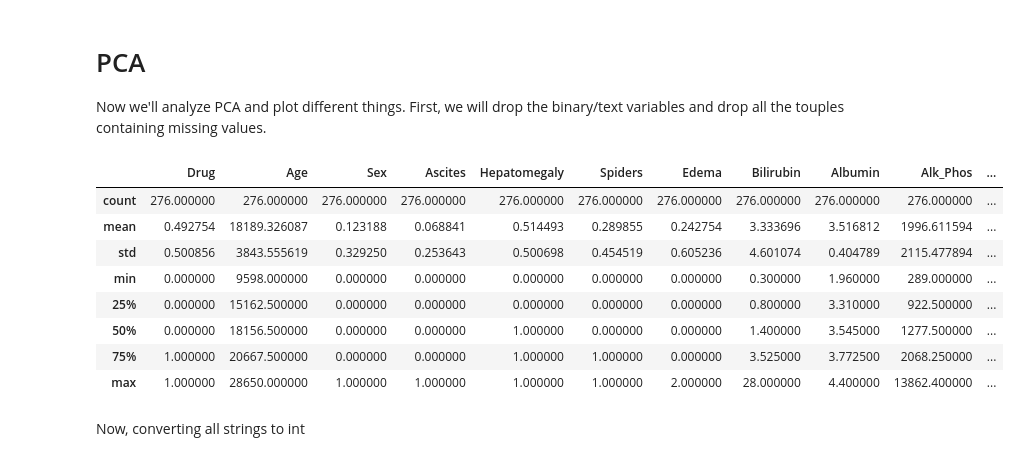
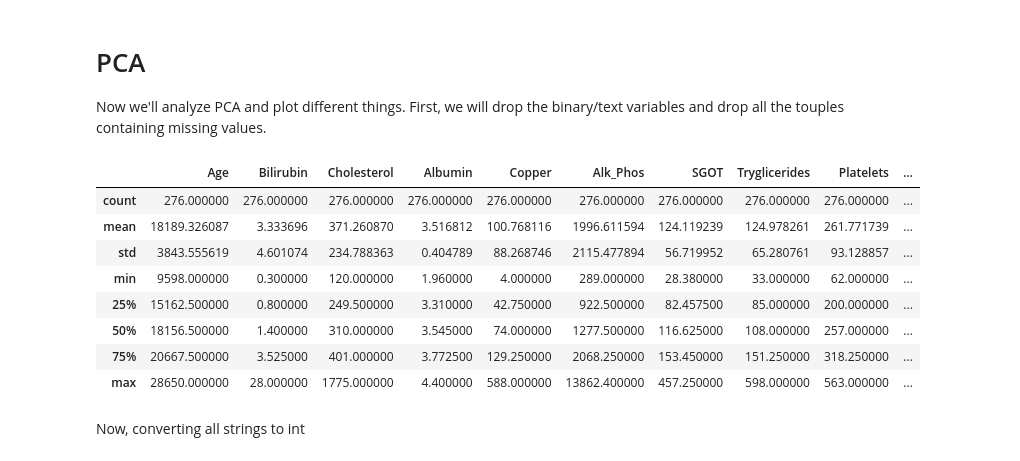
Before and after one commit to OBaldris/IntroML-Project, a Jupyter notebook: regression_two_fold.ipynb, the cells around one changed output. Cells and saved outputs as stored; diff of their text form; code cells hidden in the pictures.

```diff
--- a/regression_two_fold.ipynb
+++ b/regression_two_fold.ipynb
@@ -156,21 +156,21 @@ max    457.250000    18.000000    4.000000
 
 Now we'll analyze PCA and plot different things. First, we will drop the binary/text variables and drop all the touples containing missing values.
 # %%
-#data.drop(['Drug', 'Sex', 'Ascites', 'Hepatomegaly', 'Spiders', 'Edema'], axis=1, inplace=True)
+data.drop(['Drug', 'Sex', 'Ascites', 'Hepatomegaly', 'Spiders', 'Edema'], axis=1, inplace=True)
 
 data = data.dropna()
 
 data.describe()
 # %% [output]
-|  | Drug | Age | Sex | Ascites | Hepatomegaly | Spiders | Edema | Bilirubin | Albumin | Alk_Phos | ... |
-| count | 276.000000 | 276.000000 | 276.000000 | 276.000000 | 276.000000 | 276.000000 | 276.000000 | 276.000000 | 276.000000 | 276.000000 | ... |
-| mean | 0.492754 | 18189.326087 | 0.123188 | 0.068841 | 0.514493 | 0.289855 | 0.242754 | 3.333696 | 3.516812 | 1996.611594 | ... |
-| std | 0.500856 | 3843.555619 | 0.329250 | 0.253643 | 0.500698 | 0.454519 | 0.605236 | 4.601074 | 0.404789 | 2115.477894 | ... |
-| min | 0.000000 | 9598.000000 | 0.000000 | 0.000000 | 0.000000 | 0.000000 | 0.000000 | 0.300000 | 1.960000 | 289.000000 | ... |
-| 25% | 0.000000 | 15162.500000 | 0.000000 | 0.000000 | 0.000000 | 0.000000 | 0.000000 | 0.800000 | 3.310000 | 922.500000 | ... |
-| 50% | 0.000000 | 18156.500000 | 0.000000 | 0.000000 | 1.000000 | 0.000000 | 0.000000 | 1.400000 | 3.545000 | 1277.500000 | ... |
-| 75% | 1.000000 | 20667.500000 | 0.000000 | 0.000000 | 1.000000 | 1.000000 | 0.000000 | 3.525000 | 3.772500 | 2068.250000 | ... |
-| max | 1.000000 | 28650.000000 | 1.000000 | 1.000000 | 1.000000 | 1.000000 | 2.000000 | 28.000000 | 4.400000 | 13862.400000 | ... |
+|  | Age | Bilirubin | Cholesterol | Albumin | Copper | Alk_Phos | SGOT | Tryglicerides | Platelets | ... |
+| count | 276.000000 | 276.000000 | 276.000000 | 276.000000 | 276.000000 | 276.000000 | 276.000000 | 276.000000 | 276.000000 | ... |
+| mean | 18189.326087 | 3.333696 | 371.260870 | 3.516812 | 100.768116 | 1996.611594 | 124.119239 | 124.978261 | 261.771739 | ... |
+| std | 3843.555619 | 4.601074 | 234.788363 | 0.404789 | 88.268746 | 2115.477894 | 56.719952 | 65.280761 | 93.128857 | ... |
+| min | 9598.000000 | 0.300000 | 120.000000 | 1.960000 | 4.000000 | 289.000000 | 28.380000 | 33.000000 | 62.000000 | ... |
+| 25% | 15162.500000 | 0.800000 | 249.500000 | 3.310000 | 42.750000 | 922.500000 | 82.457500 | 85.000000 | 200.000000 | ... |
+| 50% | 18156.500000 | 1.400000 | 310.000000 | 3.545000 | 74.000000 | 1277.500000 | 116.625000 | 108.000000 | 257.000000 | ... |
+| 75% | 20667.500000 | 3.525000 | 401.000000 | 3.772500 | 129.250000 | 2068.250000 | 153.450000 | 151.250000 | 318.250000 | ... |
+| max | 28650.000000 | 28.000000 | 1775.000000 | 4.400000 | 588.000000 | 13862.400000 | 457.250000 | 598.000000 | 563.000000 | ... |
 # %% [markdown]
 Now, converting all strings to int
 # %%
```
Also changed, not shown: parts of 4 cells of this notebook.
